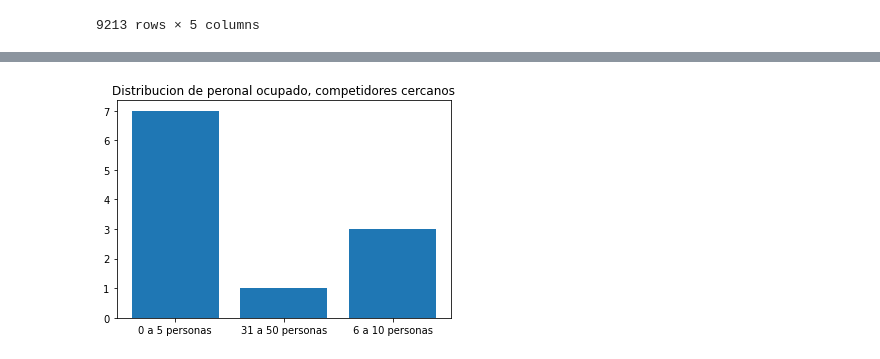
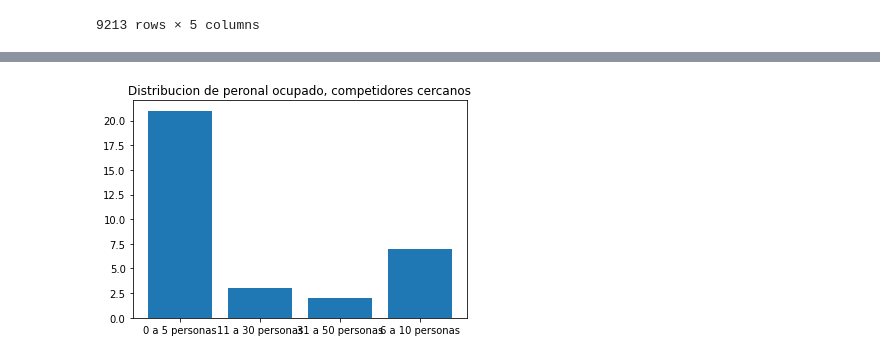
Before and after one commit to sightes/DESAFIOS, a Jupyter notebook: Spot2.ipynb, the cells around one changed output, grey strips where cells are left out. Saved outputs shown, nothing was run; the diff lists cells and outputs as text; code cells hidden in the pictures.

```diff
--- a/Spot2.ipynb
+++ b/Spot2.ipynb
@@ -253,19 +266,19 @@ Tabla.iloc[np.unique(comp.N.values)]
 # %%
 ##Analisis por Spot
-Spot=0
+Spot=2
 radio=0.5
-competencia=competencia_cercana(0,1)
+competencia=competencia_cercana(Spot,3)
 plot_locales(cliente.iloc[[Spot]],Tabla.iloc[competencia],'Dirección',13)
 T=Tabla.iloc[competencia]
 S=pd.DataFrame(T).groupby('per_ocu').count().id
 S.values
 height = S.values
 bars = S.index
 y_pos = np.arange(len(bars))
 plt.bar(y_pos, height)
 plt.xticks(y_pos, bars)
 plt.title('Distribucion de peronal ocupado, competidores cercanos')
 plt.show()
 # %% [output]
 [interactive output not drawn]
-[figure, old version]
+[figure, new version]
```
Also changed, not shown: parts of 5 cells of this notebook.
